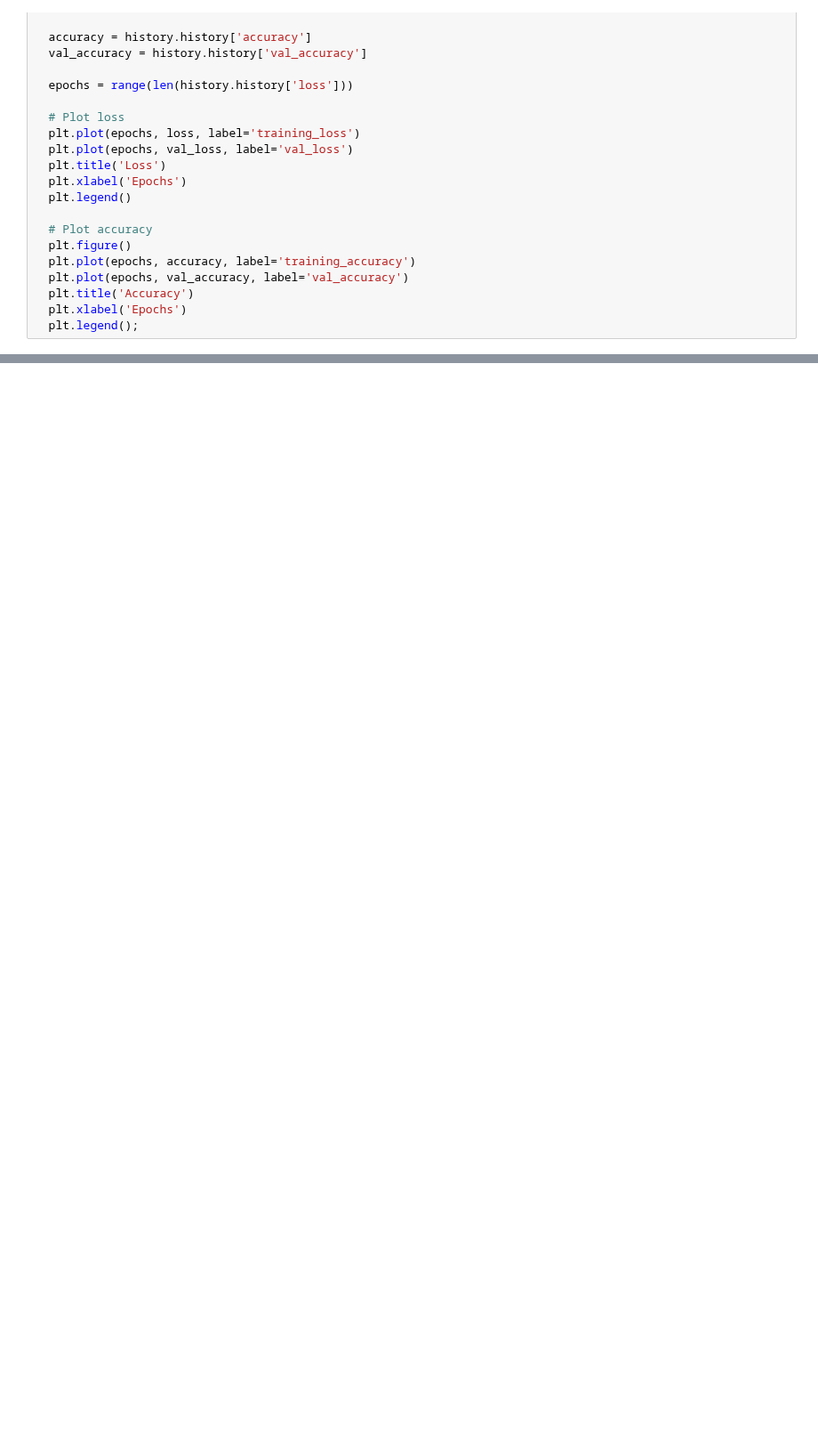
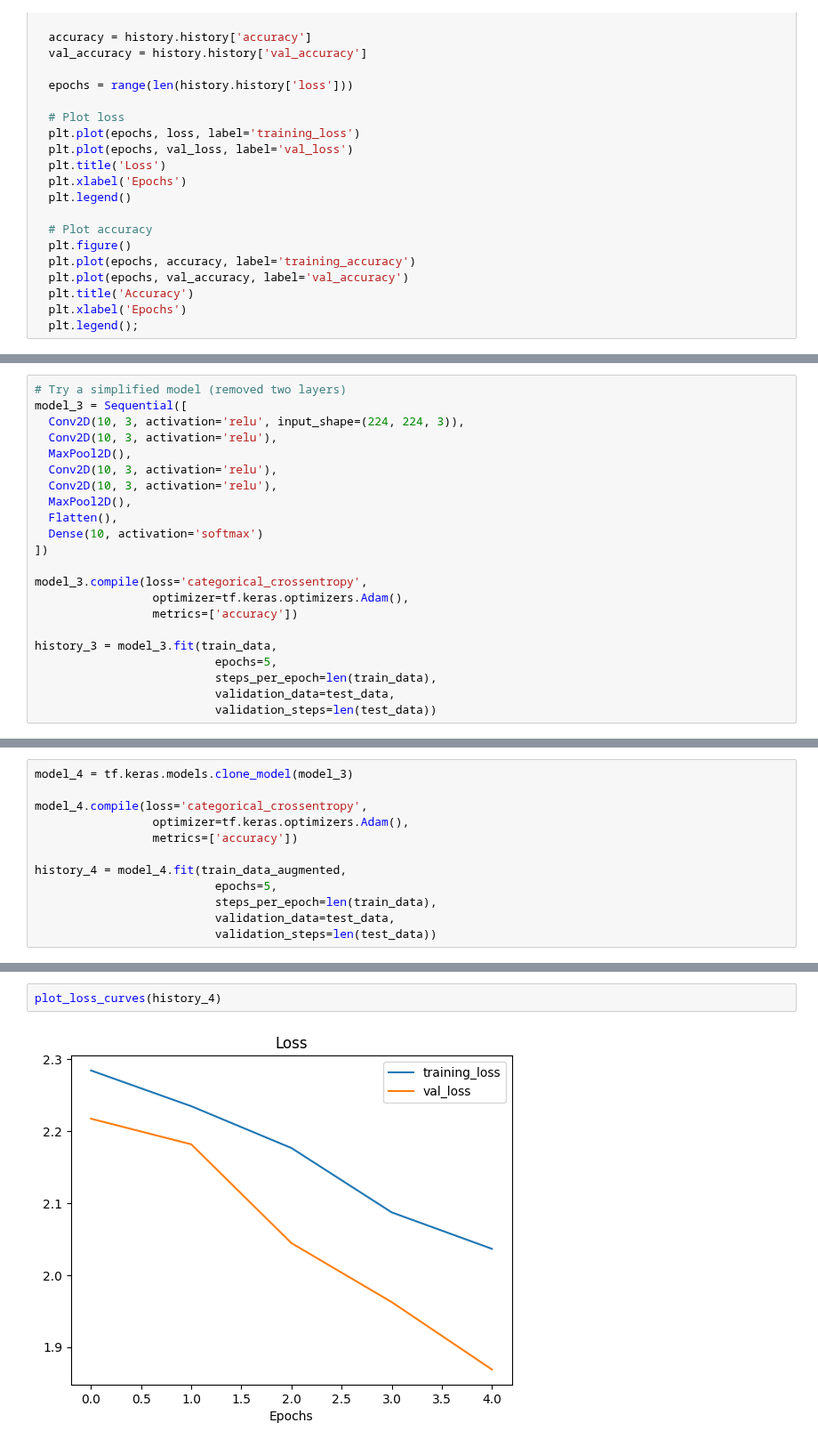
Before and after one commit to akshat-shethia/Deep_Learning, a Jupyter notebook: TensorFlow_For_Deep_Learning/My_03_convolutional_neural_networks_in_tensorflow_Multi_Class_Classification.ipynb, the cells around one changed output, grey strips where cells are left out. Shown at 89% size. Saved outputs shown, nothing was run; the diff lists cells and outputs as text; blank space fills up the shorter version.

```diff
--- a/TensorFlow_For_Deep_Learning/My_03_convolutional_neural_networks_in_tensorflow_Multi_Class_Classification.ipynb
+++ b/TensorFlow_For_Deep_Learning/My_03_convolutional_neural_networks_in_tensorflow_Multi_Class_Classification.ipynb
@@ -250,0 +283,22 @@ _________________________________________________________________
+# %%
+# Try a simplified model (removed two layers)
+model_3 = Sequential([
+  Conv2D(10, 3, activation='relu', input_shape=(224, 224, 3)),
+  Conv2D(10, 3, activation='relu'),
+  MaxPool2D(),
+  Conv2D(10, 3, activation='relu'),
+  Conv2D(10, 3, activation='relu'),
+  MaxPool2D(),
+  Flatten(),
+  Dense(10, activation='softmax')
+])
+
+model_3.compile(loss='categorical_crossentropy',
+                 optimizer=tf.keras.optimizers.Adam(),
+                 metrics=['accuracy'])
+
+history_3 = model_3.fit(train_data,
+                          epochs=5,
+                          steps_per_epoch=len(train_data),
+                          validation_data=test_data,
+                          validation_steps=len(test_data))
@@ -250,0 +336,12 @@ _________________________________________________________________
+# %%
+model_4 = tf.keras.models.clone_model(model_3)
+
+model_4.compile(loss='categorical_crossentropy',
+                 optimizer=tf.keras.optimizers.Adam(),
+                 metrics=['accuracy'])
+
+history_4 = model_4.fit(train_data_augmented,
+                          epochs=5,
+                          steps_per_epoch=len(train_data),
+                          validation_data=test_data,
+                          validation_steps=len(test_data))
@@ -250,0 +359,4 @@ _________________________________________________________________
+# %%
+plot_loss_curves(history_4)
+# %% [output]
+[figure, added]
```
Also changed, not shown: parts of 14 cells of this notebook.
